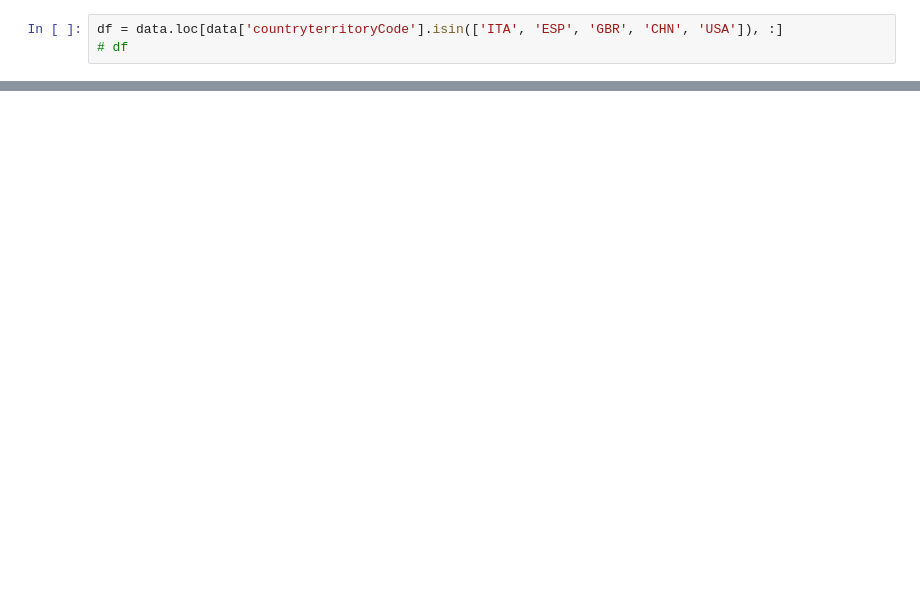
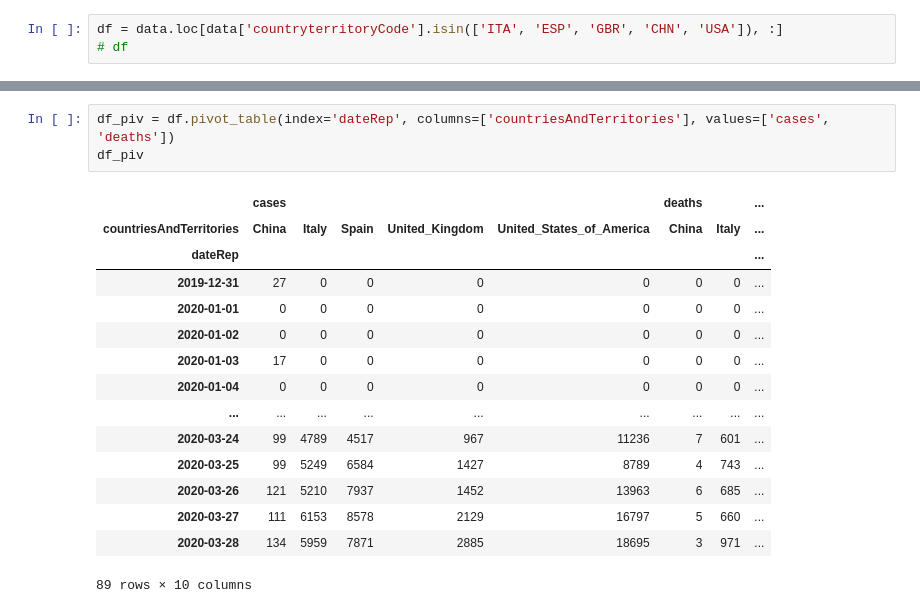
Before and after one commit to patpizio/covid19-dashboard, a Jupyter notebook: download_and_view.ipynb, the cells around one changed output, grey strips where cells are left out. Saved outputs shown, nothing was run; the diff lists cells and outputs as text; blank space fills up the shorter version.

```diff
--- a/download_and_view.ipynb
+++ b/download_and_view.ipynb
@@ -59,0 +45,19 @@ fig.show()
+# %%
+df_piv = df.pivot_table(index='dateRep', columns=['countriesAndTerritories'], values=['cases', 'deaths'])
+df_piv
+# %% [output]
+|  | cases |  |  |  |  | deaths |  | ... |
+| countriesAndTerritories | China | Italy | Spain | United_Kingdom | United_States_of_America | China | Italy | ... |
+| dateRep |  |  |  |  |  |  |  | ... |
+| 2019-12-31 | 27 | 0 | 0 | 0 | 0 | 0 | 0 | ... |
+| 2020-01-01 | 0 | 0 | 0 | 0 | 0 | 0 | 0 | ... |
+| 2020-01-02 | 0 | 0 | 0 | 0 | 0 | 0 | 0 | ... |
+| 2020-01-03 | 17 | 0 | 0 | 0 | 0 | 0 | 0 | ... |
+| 2020-01-04 | 0 | 0 | 0 | 0 | 0 | 0 | 0 | ... |
+| ... | ... | ... | ... | ... | ... | ... | ... | ... |
+| 2020-03-24 | 99 | 4789 | 4517 | 967 | 11236 | 7 | 601 | ... |
+| 2020-03-25 | 99 | 5249 | 6584 | 1427 | 8789 | 4 | 743 | ... |
+| 2020-03-26 | 121 | 5210 | 7937 | 1452 | 13963 | 6 | 685 | ... |
+| 2020-03-27 | 111 | 6153 | 8578 | 2129 | 16797 | 5 | 660 | ... |
+| 2020-03-28 | 134 | 5959 | 7871 | 2885 | 18695 | 3 | 971 | ... |
+89 rows × 10 columns
```
Also changed, not shown: parts of 5 cells of this notebook.
